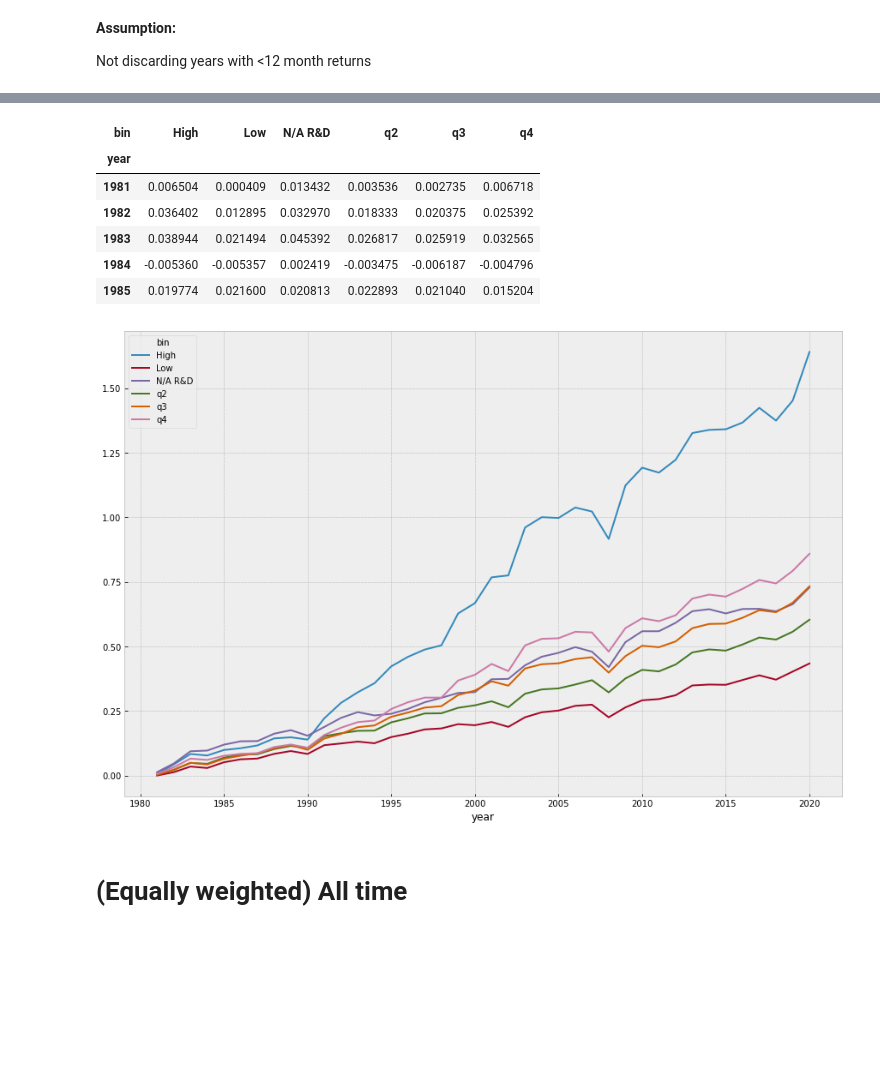
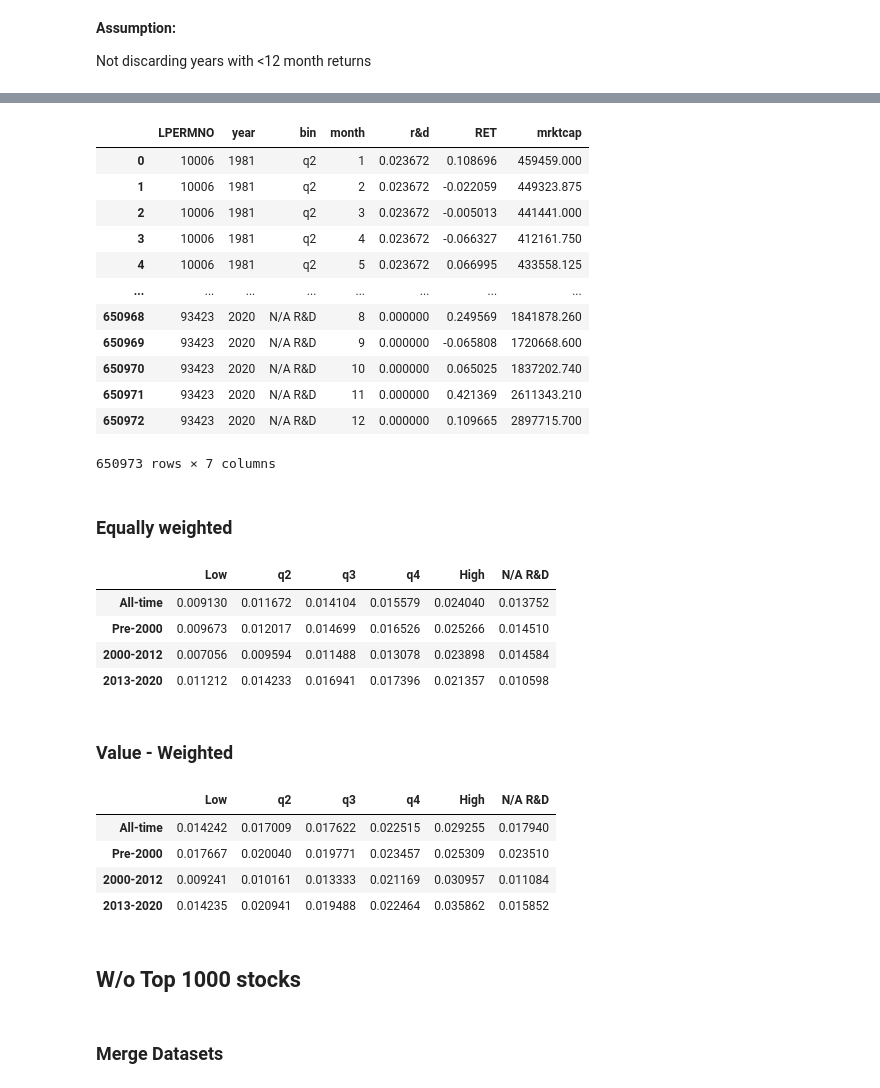
Before and after one commit to rohitashwachaks/finance, a Jupyter notebook: Titman/R&D.ipynb, the cells around one changed output, grey strips where cells are left out. Saved outputs shown, nothing was run; the diff lists cells and outputs as text; code cells hidden in the pictures; blank space fills up the shorter version.

```diff
--- a/Titman/R&D.ipynb
+++ b/Titman/R&D.ipynb
@@ -97,8 +97,12 @@ Calculate $ RCD_t = f(XRD_t, XRD_{t-1}, XRD_{t-2}, XRD_{t-3}, XRD_{t-4}, XRD_{t-
 yearly_rcd = yearly_xrd["xrd"].apply(lambda row: (get_rnd(row)), axis = 1)
 yearly_rcd = (yearly_rcd/yearly_xrd["me"]).T
 yearly_rcd = yearly_rcd.stack()
-# yearly_rcd = yearly_rcd.dropna(how="all")
+yearly_rcd.name = "r&d"
+
+yearly_rcd.to_csv("yearly_rcd.csv")
 yearly_rcd
+
+yearly_rcd.head()
 # %% [output]
 year  LPERMNO
 1981  10006      0.023672
@@ -256,15 +277,52 @@ monthly_rets_by_quantile.head()
-# %%
-annual_rets_by_quantile = df_merged.groupby(["year","bin"])["RET"].mean().unstack()
-((annual_rets_by_quantile + 1).cumprod() - 1).plot(figsize = (15,10))
-annual_rets_by_quantile.head()
-# %% [output]
-| bin | High | Low | N/A R&D | q2 | q3 | q4 |
-| year |  |  |  |  |  |  |
-| 1981 | 0.006504 | 0.000409 | 0.013432 | 0.003536 | 0.002735 | 0.006718 |
-| 1982 | 0.036402 | 0.012895 | 0.032970 | 0.018333 | 0.020375 | 0.025392 |
-| 1983 | 0.038944 | 0.021494 | 0.045392 | 0.026817 | 0.025919 | 0.032565 |
-| 1984 | -0.005360 | -0.005357 | 0.002419 | -0.003475 | -0.006187 | -0.004796 |
-| 1985 | 0.019774 | 0.021600 | 0.020813 | 0.022893 | 0.021040 | 0.015204 |
-[figure, removed]
+# %%
+bins = df_merged[["year","LPERMNO","r&d"]].groupby(["year","LPERMNO"])["r&d"].mean()
+bins = bins.groupby(level= 0).progress_apply(lambda x: assign_quantile(x)).astype("category").cat.reorder_categories(["Low","q2","q3","q4","High","N/A R&D"], ordered = True).droplevel(0)#.reset_index()
+bins.name = "bin"
+
+
+df_binned = pd.merge(bins, df_merged, how = 'inner', on = ['LPERMNO','year'], validate='1:m')
+df_binned
+# %% [output]
+|  | LPERMNO | year | bin | month | r&d | RET | mrktcap |
+| 0 | 10006 | 1981 | q2 | 1 | 0.023672 | 0.108696 | 459459.000 |
+| 1 | 10006 | 1981 | q2 | 2 | 0.023672 | -0.022059 | 449323.875 |
+| 2 | 10006 | 1981 | q2 | 3 | 0.023672 | -0.005013 | 441441.000 |
+| 3 | 10006 | 1981 | q2 | 4 | 0.023672 | -0.066327 | 412161.750 |
+| 4 | 10006 | 1981 | q2 | 5 | 0.023672 | 0.066995 | 433558.125 |
+| ... | ... | ... | ... | ... | ... | ... | ... |
+| 650968 | 93423 | 2020 | N/A R&D | 8 | 0.000000 | 0.249569 | 1841878.260 |
+| 650969 | 93423 | 2020 | N/A R&D | 9 | 0.000000 | -0.065808 | 1720668.600 |
+| 650970 | 93423 | 2020 | N/A R&D | 10 | 0.000000 | 0.065025 | 1837202.740 |
+| 650971 | 93423 | 2020 | N/A R&D | 11 | 0.000000 | 0.421369 | 2611343.210 |
+| 650972 | 93423 | 2020 | N/A R&D | 12 | 0.000000 | 0.109665 | 2897715.700 |
+650973 rows × 7 columns
 # %% [markdown]
-# (Equally weighted) All time
+### Equally weighted
+# %%
+# monthly_rets_eq, summary_eq = get_summary(data= df_binned, mode= "equal", verbose= True)
+monthly_rets_eq, summary_eq = get_summary(data= df_binned, mode= "equal")
+
+summary_eq
+# %% [output]
+|  | Low | q2 | q3 | q4 | High | N/A R&D |
+| All-time | 0.009130 | 0.011672 | 0.014104 | 0.015579 | 0.024040 | 0.013752 |
+| Pre-2000 | 0.009673 | 0.012017 | 0.014699 | 0.016526 | 0.025266 | 0.014510 |
+| 2000-2012 | 0.007056 | 0.009594 | 0.011488 | 0.013078 | 0.023898 | 0.014584 |
+| 2013-2020 | 0.011212 | 0.014233 | 0.016941 | 0.017396 | 0.021357 | 0.010598 |
+# %% [markdown]
+### Value - Weighted
+# %%
+# monthly_rets_val, summary_val = get_summary(data= df_binned, mode= "value", verbose= True)
+monthly_rets_val, summary_val = get_summary(data= df_binned, mode= "value")
+
+summary_val
+# %% [output]
+|  | Low | q2 | q3 | q4 | High | N/A R&D |
+| All-time | 0.014242 | 0.017009 | 0.017622 | 0.022515 | 0.029255 | 0.017940 |
+| Pre-2000 | 0.017667 | 0.020040 | 0.019771 | 0.023457 | 0.025309 | 0.023510 |
+| 2000-2012 | 0.009241 | 0.010161 | 0.013333 | 0.021169 | 0.030957 | 0.011084 |
+| 2013-2020 | 0.014235 | 0.020941 | 0.019488 | 0.022464 | 0.035862 | 0.015852 |
+# %% [markdown]
+## W/o Top 1000 stocks
+# %% [markdown]
+### Merge Datasets
```
Also changed, not shown: parts of 31 cells of this notebook, 1 other file.
